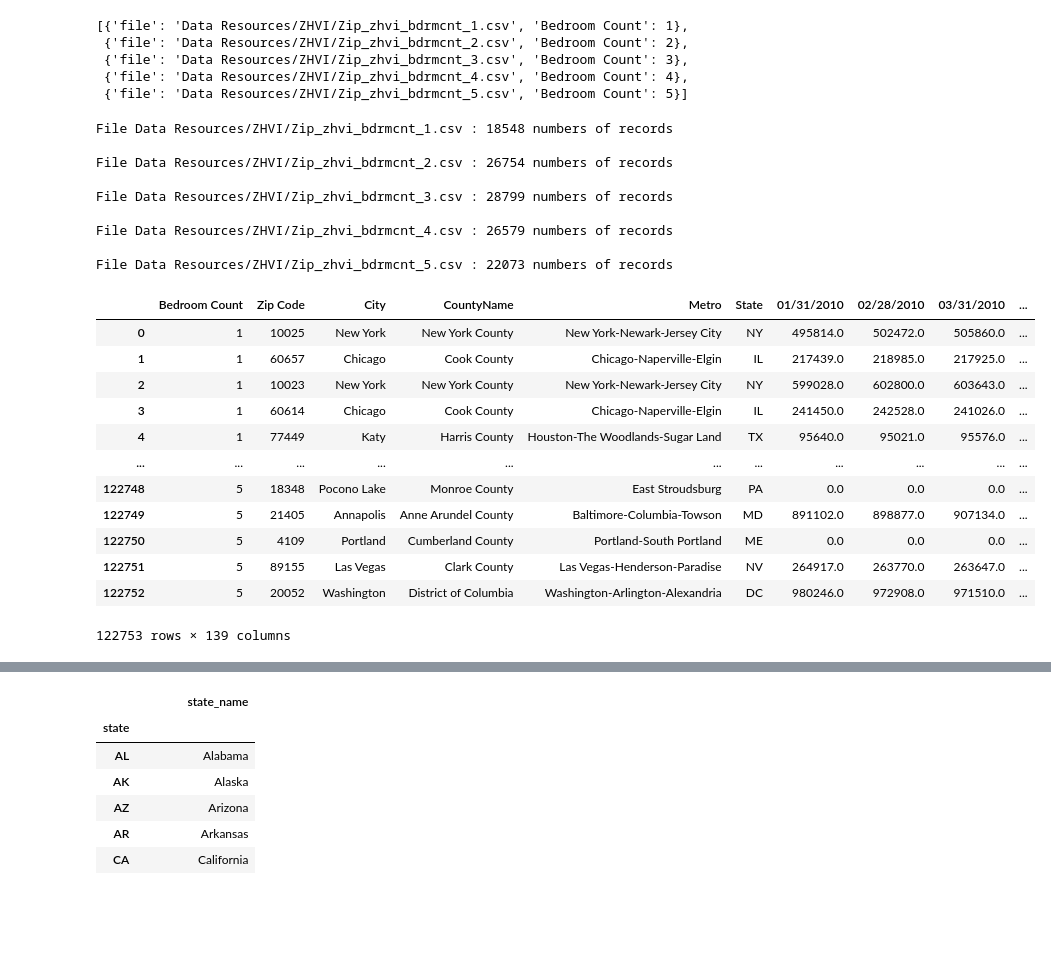
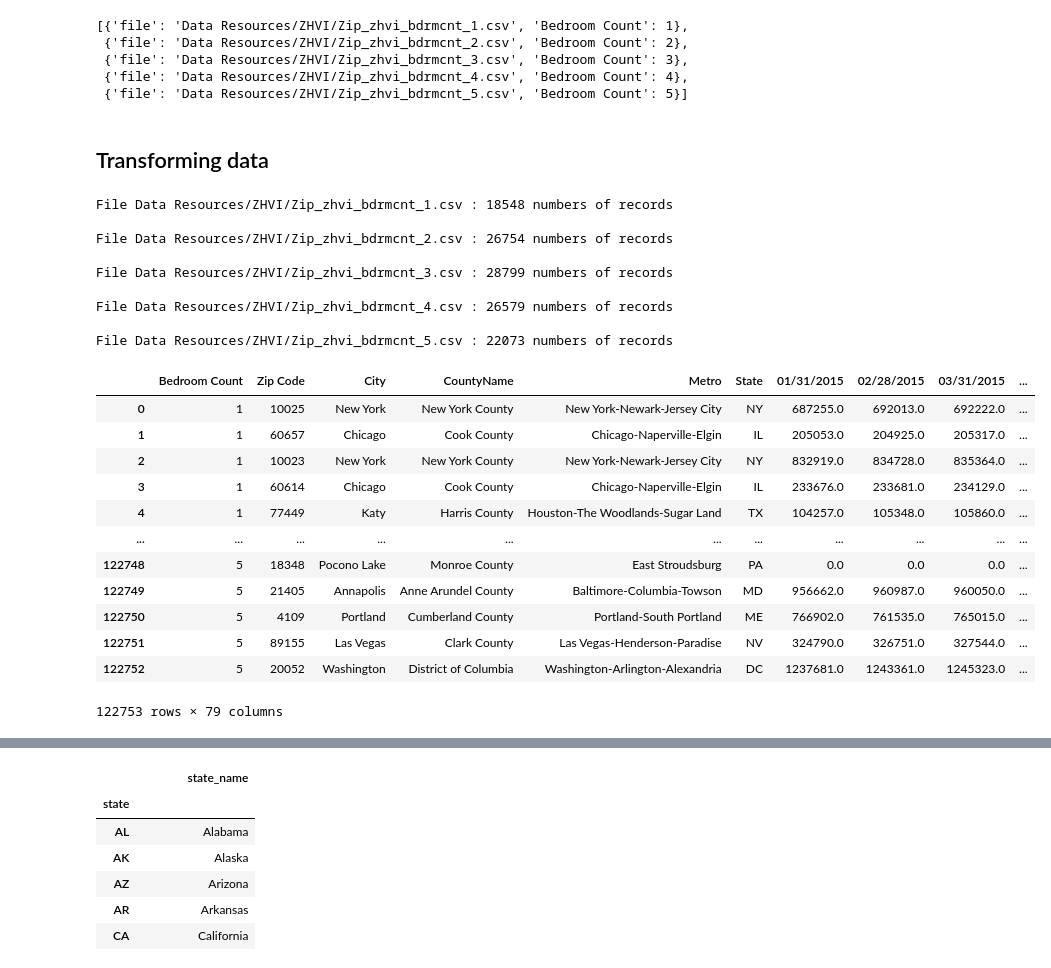
Before and after one commit to pratixashah/ETL-on-Zillow, a Jupyter notebook: ETL_Zillow_Data.ipynb, the cells around one changed output, grey strips where cells are left out. Cells and saved outputs as stored; diff of their text form; code cells hidden in the pictures; blank space fills up the shorter version.

```diff
--- a/ETL_Zillow_Data.ipynb
+++ b/ETL_Zillow_Data.ipynb
@@ -50,6 +53,8 @@ file_list
  {'file': 'Data Resources/ZHVI/Zip_zhvi_bdrmcnt_3.csv', 'Bedroom Count': 3},
  {'file': 'Data Resources/ZHVI/Zip_zhvi_bdrmcnt_4.csv', 'Bedroom Count': 4},
  {'file': 'Data Resources/ZHVI/Zip_zhvi_bdrmcnt_5.csv', 'Bedroom Count': 5}]
+# %% [markdown]
+## Transforming data
 # %%
 # from IPython.core.interactiveshell import InteractiveShell
 # InteractiveShell.ast_node_interactivity = "all"
@@ -76,7 +81,7 @@ for data_file in file_list:
 
     for column in zhvi_df.columns[5:]:
 #         print(column)
-        if int(column.split('-')[0]) < 2010:
+        if int(column.split('-')[0]) < 2015:
 #             print(column)
             columns_to_drop.append(column)
         else:
@@ -86,46 +91,43 @@ for data_file in file_list:
 
     zhvi_df.drop(columns=columns_to_drop, inplace=True)
 
     zhvi_df.rename(columns=columns_to_rename, inplace=True)
 
     column_list=['Zip Code','City','CountyName','Metro','State']
 
     column_list_data = zhvi_df[column_list]
 
     zhvi_df.drop(columns=column_list, inplace = True)
     zhvi_df = zhvi_df.fillna(0)
 
     for column in column_list:
         zhvi_df.insert(column_list.index(column), column, column_list_data[column])
 
     zhvi_df.insert(0,'Bedroom Count',int(data_file['Bedroom Count']))
 
     zhvi_complete_df = zhvi_complete_df.append(zhvi_df,ignore_index=True,sort=False)
-#     print(zhvi_df)
 
-# print("Total Numbers of records from files: " + str(number_of_record))
-# print("Total Numbers of records : " + zhvi_complete_df['Zip Code'].count())
 zhvi_complete_df
 # %% [output]
 File Data Resources/ZHVI/Zip_zhvi_bdrmcnt_1.csv : 18548 numbers of records
 
 File Data Resources/ZHVI/Zip_zhvi_bdrmcnt_2.csv : 26754 numbers of records
 
 File Data Resources/ZHVI/Zip_zhvi_bdrmcnt_3.csv : 28799 numbers of records
 
 File Data Resources/ZHVI/Zip_zhvi_bdrmcnt_4.csv : 26579 numbers of records
 
 File Data Resources/ZHVI/Zip_zhvi_bdrmcnt_5.csv : 22073 numbers of records
-|  | Bedroom Count | Zip Code | City | CountyName | Metro | State | 01/31/2010 | 02/28/2010 | 03/31/2010 | ... |
-| 0 | 1 | 10025 | New York | New York County | New York-Newark-Jersey City | NY | 495814.0 | 502472.0 | 505860.0 | ... |
-| 1 | 1 | 60657 | Chicago | Cook County | Chicago-Naperville-Elgin | IL | 217439.0 | 218985.0 | 217925.0 | ... |
-| 2 | 1 | 10023 | New York | New York County | New York-Newark-Jersey City | NY | 599028.0 | 602800.0 | 603643.0 | ... |
-| 3 | 1 | 60614 | Chicago | Cook County | Chicago-Naperville-Elgin | IL | 241450.0 | 242528.0 | 241026.0 | ... |
-| 4 | 1 | 77449 | Katy | Harris County | Houston-The Woodlands-Sugar Land | TX | 95640.0 | 95021.0 | 95576.0 | ... |
+|  | Bedroom Count | Zip Code | City | CountyName | Metro | State | 01/31/2015 | 02/28/2015 | 03/31/2015 | ... |
+| 0 | 1 | 10025 | New York | New York County | New York-Newark-Jersey City | NY | 687255.0 | 692013.0 | 692222.0 | ... |
+| 1 | 1 | 60657 | Chicago | Cook County | Chicago-Naperville-Elgin | IL | 205053.0 | 204925.0 | 205317.0 | ... |
+| 2 | 1 | 10023 | New York | New York County | New York-Newark-Jersey City | NY | 832919.0 | 834728.0 | 835364.0 | ... |
+| 3 | 1 | 60614 | Chicago | Cook County | Chicago-Naperville-Elgin | IL | 233676.0 | 233681.0 | 234129.0 | ... |
+| 4 | 1 | 77449 | Katy | Harris County | Houston-The Woodlands-Sugar Land | TX | 104257.0 | 105348.0 | 105860.0 | ... |
 | ... | ... | ... | ... | ... | ... | ... | ... | ... | ... | ... |
 | 122748 | 5 | 18348 | Pocono Lake | Monroe County | East Stroudsburg | PA | 0.0 | 0.0 | 0.0 | ... |
-| 122749 | 5 | 21405 | Annapolis | Anne Arundel County | Baltimore-Columbia-Towson | MD | 891102.0 | 898877.0 | 907134.0 | ... |
-| 122750 | 5 | 4109 | Portland | Cumberland County | Portland-South Portland | ME | 0.0 | 0.0 | 0.0 | ... |
-| 122751 | 5 | 89155 | Las Vegas | Clark County | Las Vegas-Henderson-Paradise | NV | 264917.0 | 263770.0 | 263647.0 | ... |
-| 122752 | 5 | 20052 | Washington | District of Columbia | Washington-Arlington-Alexandria | DC | 980246.0 | 972908.0 | 971510.0 | ... |
+| 122749 | 5 | 21405 | Annapolis | Anne Arundel County | Baltimore-Columbia-Towson | MD | 956662.0 | 960987.0 | 960050.0 | ... |
+| 122750 | 5 | 4109 | Portland | Cumberland County | Portland-South Portland | ME | 766902.0 | 761535.0 | 765015.0 | ... |
+| 122751 | 5 | 89155 | Las Vegas | Clark County | Las Vegas-Henderson-Paradise | NV | 324790.0 | 326751.0 | 327544.0 | ... |
+| 122752 | 5 | 20052 | Washington | District of Columbia | Washington-Arlington-Alexandria | DC | 1237681.0 | 1243361.0 | 1245323.0 | ... |
-122753 rows × 139 columns
+122753 rows × 79 columns
```
Also changed, not shown: parts of 17 cells of this notebook.
